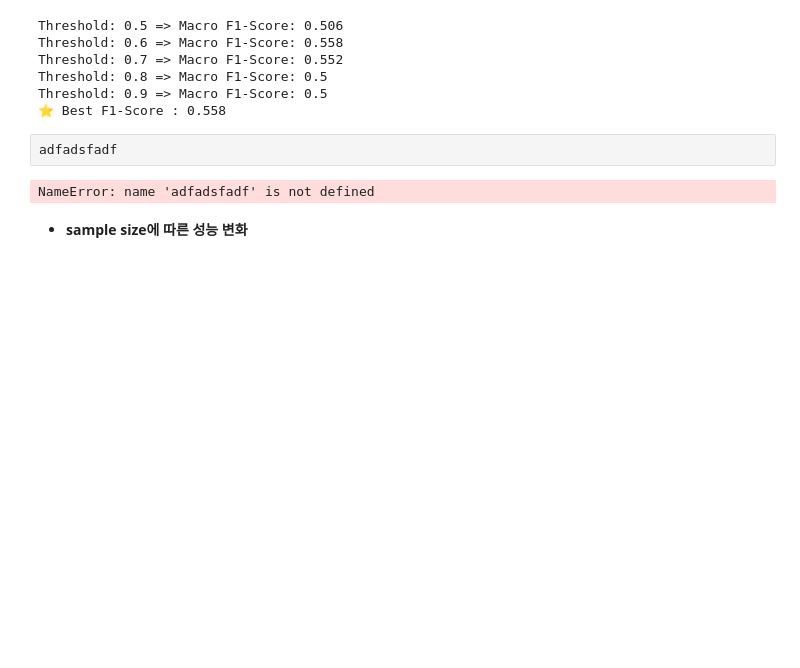
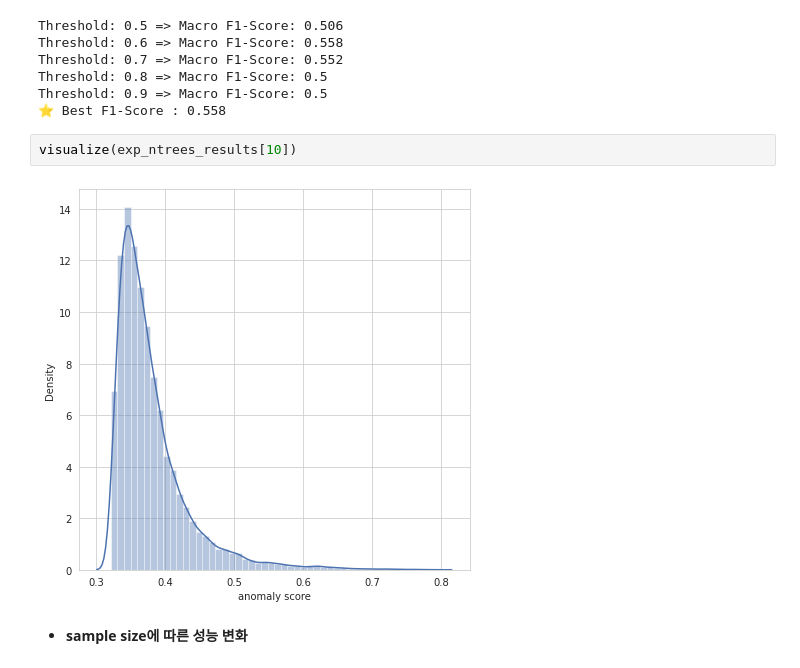
Before and after one commit to ohsuz/2022-2-Business-Analytics-Assignments, a Jupyter notebook: [Chapter 3] Isolation Forest.ipynb, the cells around one changed output. Drawn from its saved outputs; the diff is of its cells as text; blank space fills up the shorter version.

```diff
--- a/[Chapter 3] Isolation Forest.ipynb
+++ b/[Chapter 3] Isolation Forest.ipynb
@@ -291,10 +291,10 @@ Threshold: 0.7 => Macro F1-Score: 0.552
 Threshold: 0.8 => Macro F1-Score: 0.5
 Threshold: 0.9 => Macro F1-Score: 0.5
 ⭐️ Best F1-Score : 0.558
-# %%
-adfadsfadf
-# %% [output]
-NameError: name 'adfadsfadf' is not defined
+# %%
+visualize(exp_ntrees_results[10])
+# %% [output]
+[figure, added]
 # %% [markdown]
 - **sample size에 따른 성능 변화**
 # %%
```
Also changed, not shown: parts of 8 cells of this notebook.
